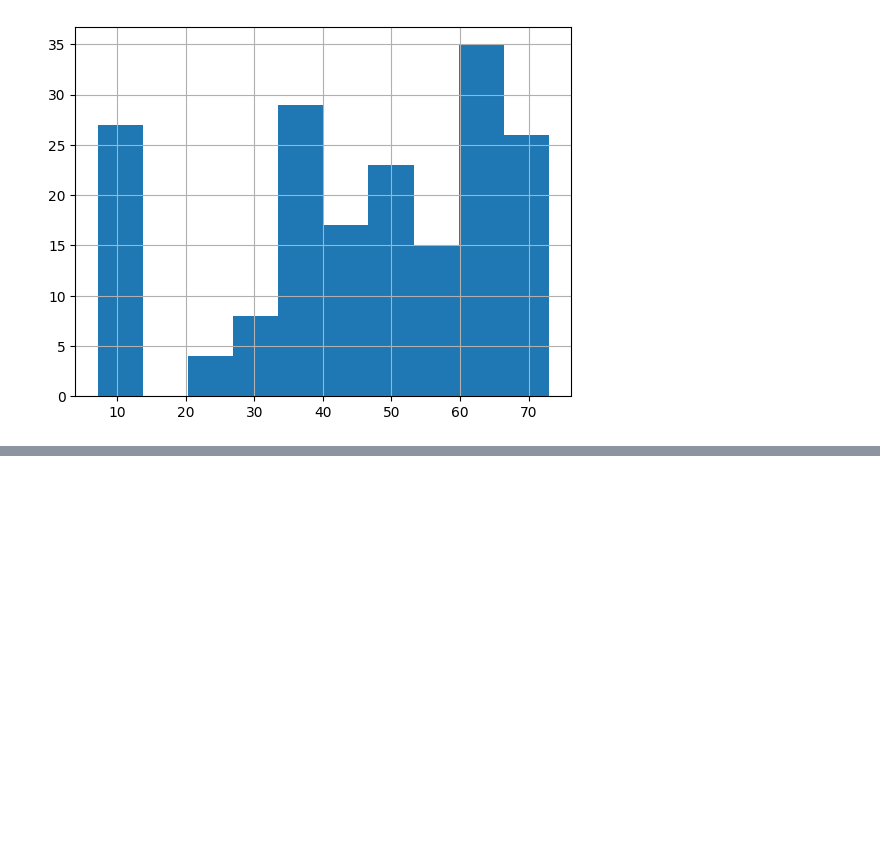
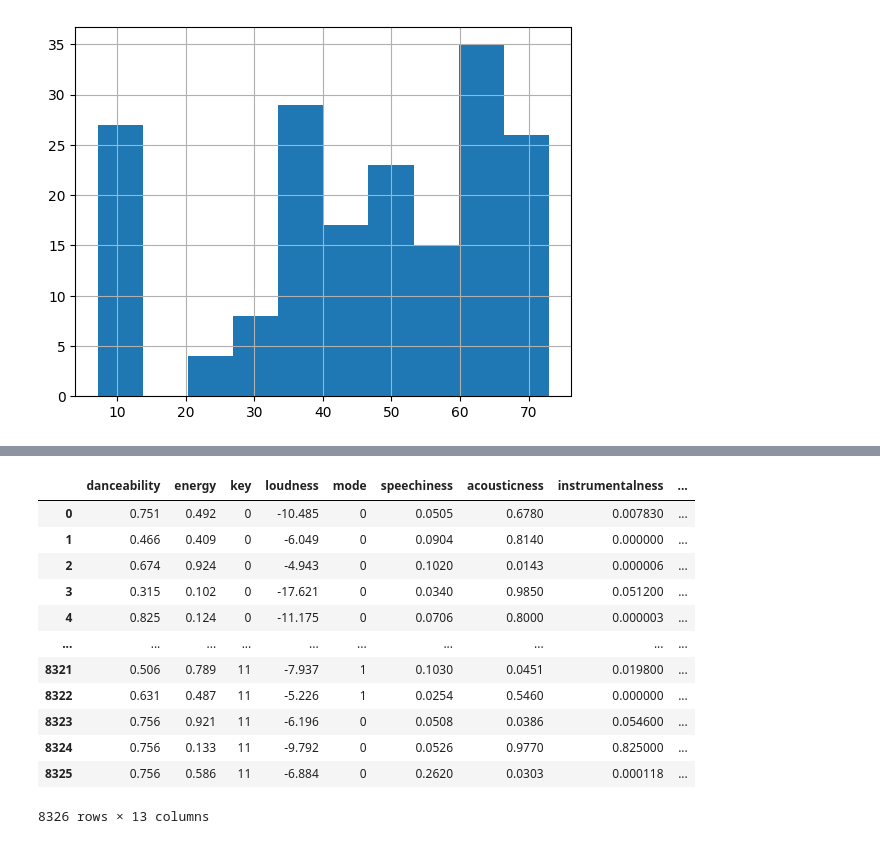
Before and after one commit to Hanyu0118/IS3107_letsgo, a Jupyter notebook: BigQuery/Prediction/prediction.ipynb, the cells around one changed output, grey strips where cells are left out. Drawn from its saved outputs; the diff is of its cells as text; code cells hidden in the pictures; blank space fills up the shorter version.

```diff
--- a/BigQuery/Prediction/prediction.ipynb
+++ b/BigQuery/Prediction/prediction.ipynb
@@ -169,0 +204,6 @@ result['Popularity'].hist()
+# %%
+from datetime import datetime
+nowyear = datetime.now().year
+nowyear = str(nowyear) + '-01-01'
+nowyear = '\'' + nowyear +'\''
+type(nowyear)
@@ -169,0 +275,25 @@ result['Popularity'].hist()
+# %%
+extraction = '''SELECT t3.danceability, t3.energy,t3.key, t3.loudness, t3.mode, t3.speechiness, t3.acousticness, t3.instrumentalness, t3.liveness, t3.valence, t3.tempo, t3.duration_ms, t3.time_signature
+            FROM snappy-boulder-378707.History.Tracks as t1
+            inner join snappy-boulder-378707.History.Albums as t2
+            on t1.album_id = t2.id
+            inner join snappy-boulder-378707.History.AudioFeatures as t3
+            on t1.id = t3.id
+            where t2.release_date >= ''' + nowyear
+update = client.query(extraction).to_dataframe()
+# %%
+update
+# %% [output]
+|  | danceability | energy | key | loudness | mode | speechiness | acousticness | instrumentalness | ... |
+| 0 | 0.751 | 0.492 | 0 | -10.485 | 0 | 0.0505 | 0.6780 | 0.007830 | ... |
+| 1 | 0.466 | 0.409 | 0 | -6.049 | 0 | 0.0904 | 0.8140 | 0.000000 | ... |
+| 2 | 0.674 | 0.924 | 0 | -4.943 | 0 | 0.1020 | 0.0143 | 0.000006 | ... |
+| 3 | 0.315 | 0.102 | 0 | -17.621 | 0 | 0.0340 | 0.9850 | 0.051200 | ... |
+| 4 | 0.825 | 0.124 | 0 | -11.175 | 0 | 0.0706 | 0.8000 | 0.000003 | ... |
+| ... | ... | ... | ... | ... | ... | ... | ... | ... | ... |
+| 8321 | 0.506 | 0.789 | 11 | -7.937 | 1 | 0.1030 | 0.0451 | 0.019800 | ... |
+| 8322 | 0.631 | 0.487 | 11 | -5.226 | 1 | 0.0254 | 0.5460 | 0.000000 | ... |
+| 8323 | 0.756 | 0.921 | 11 | -6.196 | 0 | 0.0508 | 0.0386 | 0.054600 | ... |
+| 8324 | 0.756 | 0.133 | 11 | -9.792 | 0 | 0.0526 | 0.9770 | 0.825000 | ... |
+| 8325 | 0.756 | 0.586 | 11 | -6.884 | 0 | 0.2620 | 0.0303 | 0.000118 | ... |
+8326 rows × 13 columns
```
Also changed, not shown: parts of 15 cells of this notebook, 14 other files.
